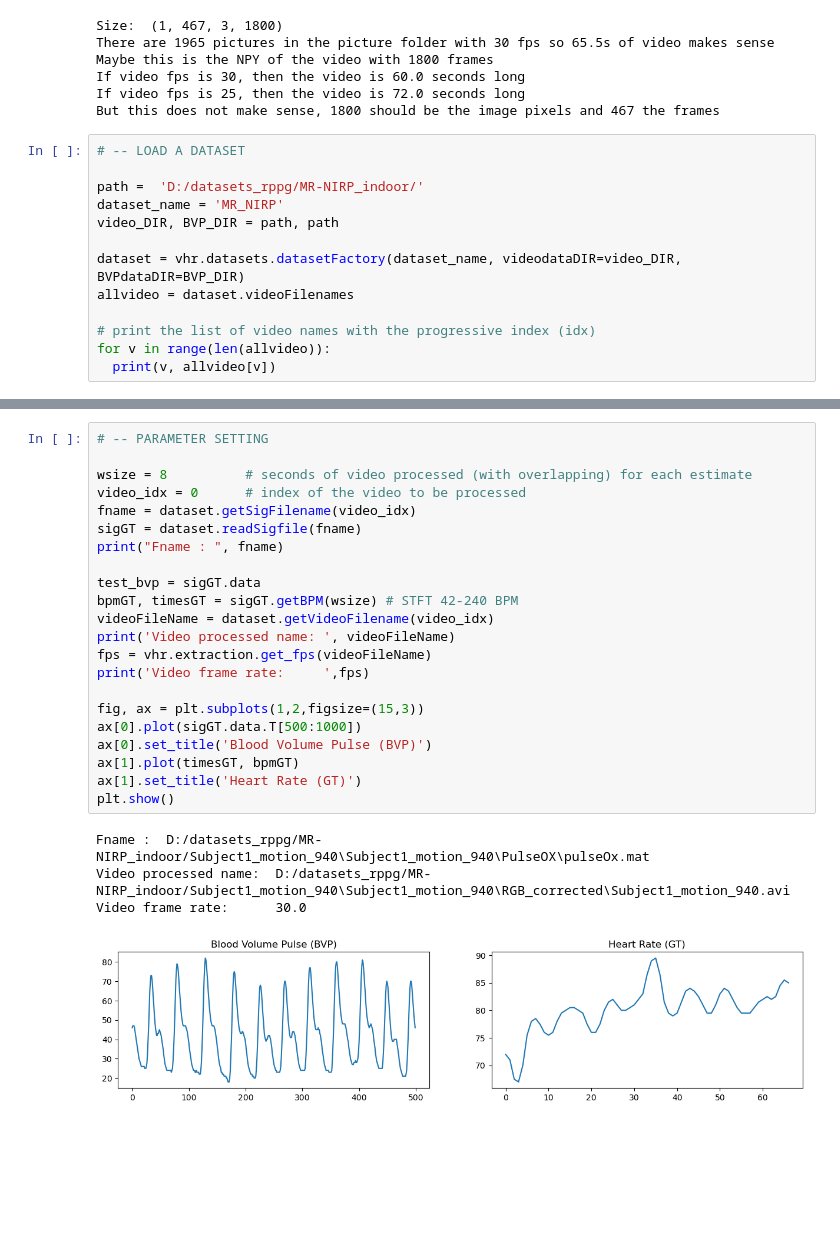
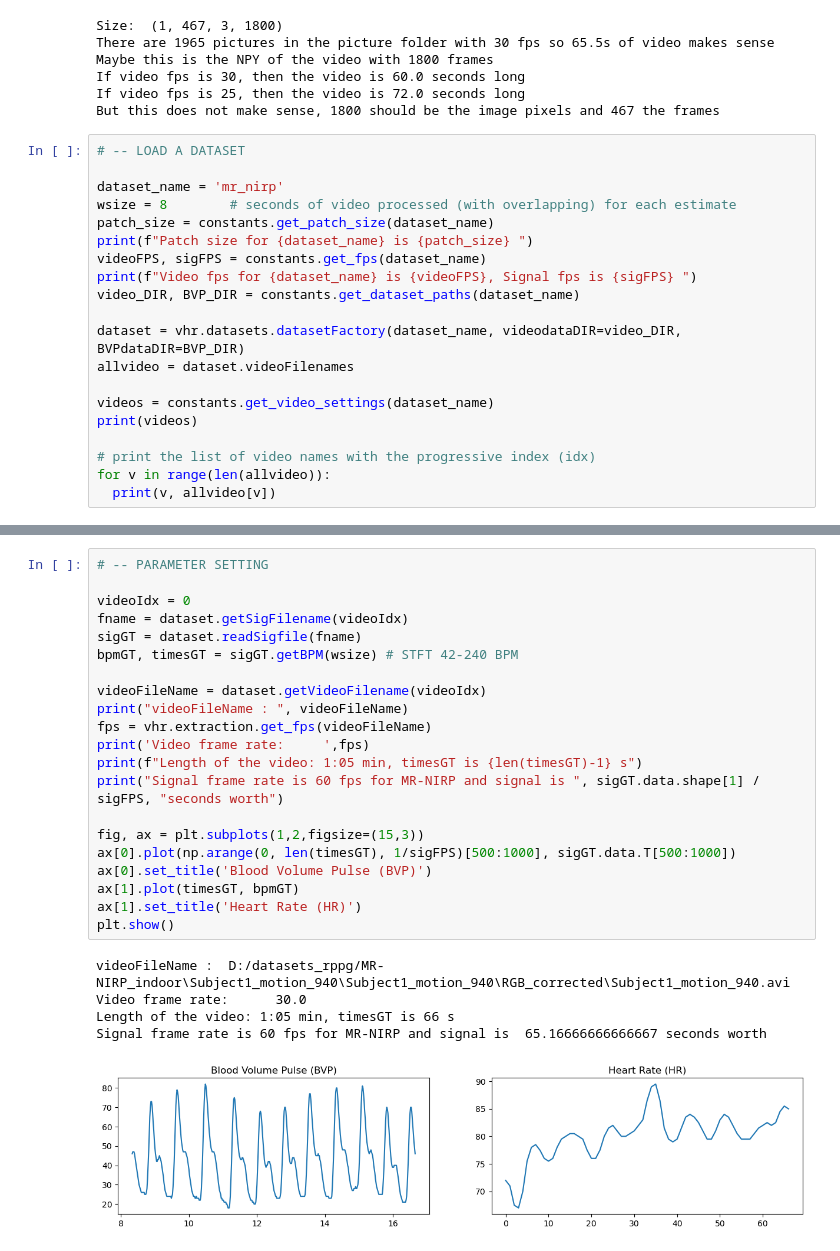
Before and after one commit to emilierp/landmark_rppg, a Jupyter notebook: project_landmarks/different_dataset.ipynb, the cells around one changed output, grey strips where cells are left out. Drawn from its saved outputs; the diff is of its cells as text; blank space fills up the shorter version.

```diff
--- a/project_landmarks/different_dataset.ipynb
+++ b/project_landmarks/different_dataset.ipynb
@@ -141,13 +498,20 @@ But this does not make sense, 1800 should be the image pixels and 467 the frames
 # %%
 # -- LOAD A DATASET
 
-path =  'D:/datasets_rppg/MR-NIRP_indoor/'
-dataset_name = 'MR_NIRP'
-video_DIR, BVP_DIR = path, path
+dataset_name = 'mr_nirp'
+wsize = 8        # seconds of video processed (with overlapping) for each estimate
+patch_size = constants.get_patch_size(dataset_name)
+print(f"Patch size for {dataset_name} is {patch_size} ")
+videoFPS, sigFPS = constants.get_fps(dataset_name)
+print(f"Video fps for {dataset_name} is {videoFPS}, Signal fps is {sigFPS} ")
+video_DIR, BVP_DIR = constants.get_dataset_paths(dataset_name)
 
 dataset = vhr.datasets.datasetFactory(dataset_name, videodataDIR=video_DIR, BVPdataDIR=BVP_DIR)
 allvideo = dataset.videoFilenames
 
+videos = constants.get_video_settings(dataset_name)
+print(videos)
+
 # print the list of video names with the progressive index (idx)
 for v in range(len(allvideo)):
   print(v, allvideo[v])
@@ -185,27 +537,27 @@ Video frame rate:      30.0
 # %%
 # -- PARAMETER SETTING
 
-wsize = 8          # seconds of video processed (with overlapping) for each estimate
-video_idx = 0      # index of the video to be processed
-fname = dataset.getSigFilename(video_idx)
+videoIdx = 0
+fname = dataset.getSigFilename(videoIdx)
 sigGT = dataset.readSigfile(fname)
-print("Fname : ", fname)
+bpmGT, timesGT = sigGT.getBPM(wsize) # STFT 42-240 BPM
 
-test_bvp = sigGT.data
-bpmGT, timesGT = sigGT.getBPM(wsize) # STFT 42-240 BPM
-videoFileName = dataset.getVideoFilename(video_idx)
-print('Video processed name: ', videoFileName)
+videoFileName = dataset.getVideoFilename(videoIdx)
+print("videoFileName : ", videoFileName)
 fps = vhr.extraction.get_fps(videoFileName)
 print('Video frame rate:     ',fps)
+print(f"Length of the video: 1:05 min, timesGT is {len(timesGT)-1} s")
+print("Signal frame rate is 60 fps for MR-NIRP and signal is ", sigGT.data.shape[1] / sigFPS, "seconds worth")
 
 fig, ax = plt.subplots(1,2,figsize=(15,3))
-ax[0].plot(sigGT.data.T[500:1000])
+ax[0].plot(np.arange(0, len(timesGT), 1/sigFPS)[500:1000], sigGT.data.T[500:1000])
 ax[0].set_title('Blood Volume Pulse (BVP)')
 ax[1].plot(timesGT, bpmGT)
-ax[1].set_title('Heart Rate (GT)')
+ax[1].set_title('Heart Rate (HR)')
 plt.show()
 # %% [output]
-Fname :  D:/datasets_rppg/MR-NIRP_indoor/Subject1_motion_940\Subject1_motion_940\PulseOX\pulseOx.mat
-Video processed name:  D:/datasets_rppg/MR-NIRP_indoor/Subject1_motion_940\Subject1_motion_940\RGB_corrected\Subject1_motion_940.avi
+videoFileName :  D:/datasets_rppg/MR-NIRP_indoor\Subject1_motion_940\Subject1_motion_940\RGB_corrected\Subject1_motion_940.avi
 Video frame rate:      30.0
+Length of the video: 1:05 min, timesGT is 66 s
+Signal frame rate is 60 fps for MR-NIRP and signal is  65.16666666666667 seconds worth
-[figure, old version]
+[figure, new version]
```
Also changed, not shown: parts of 34 cells of this notebook, 53 other files.
